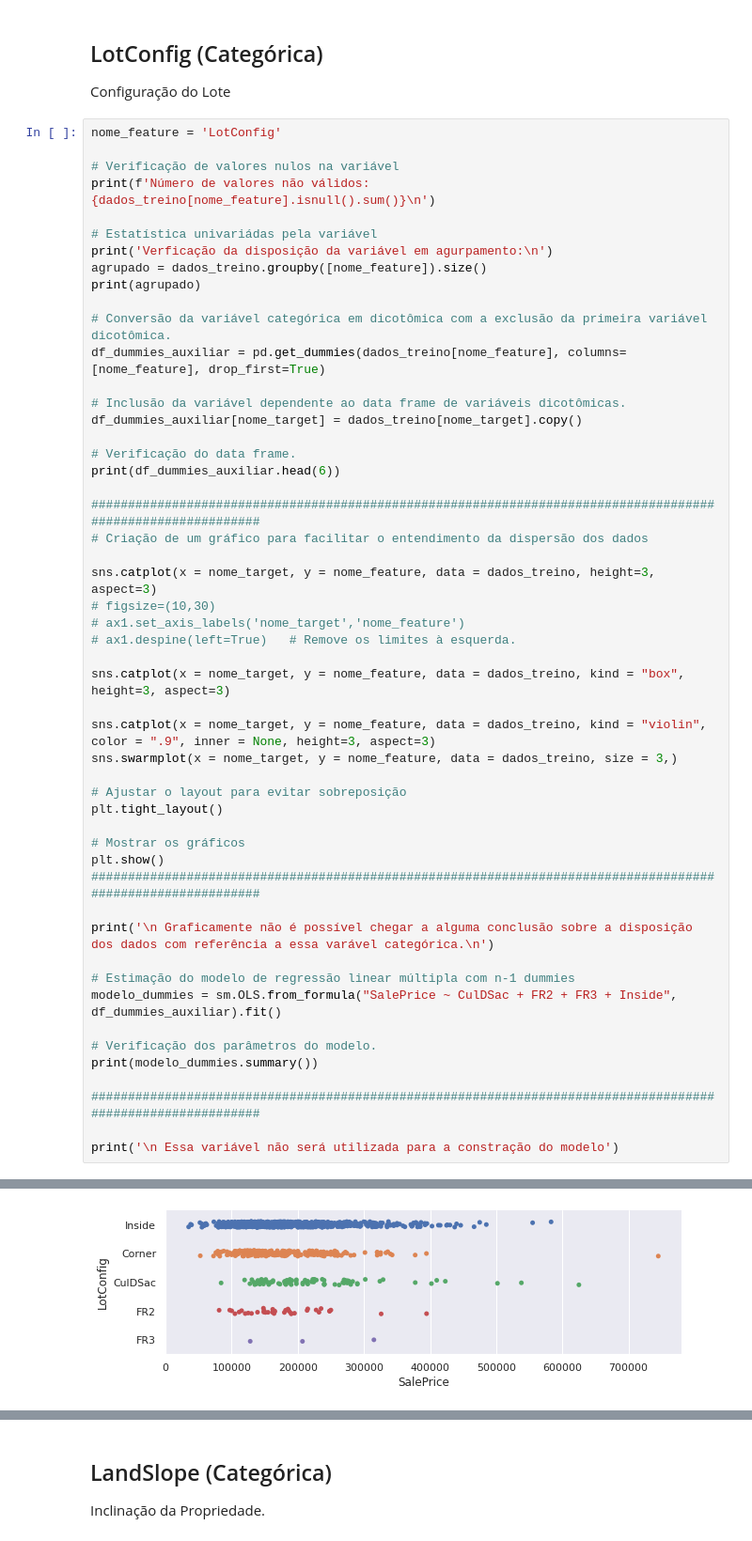
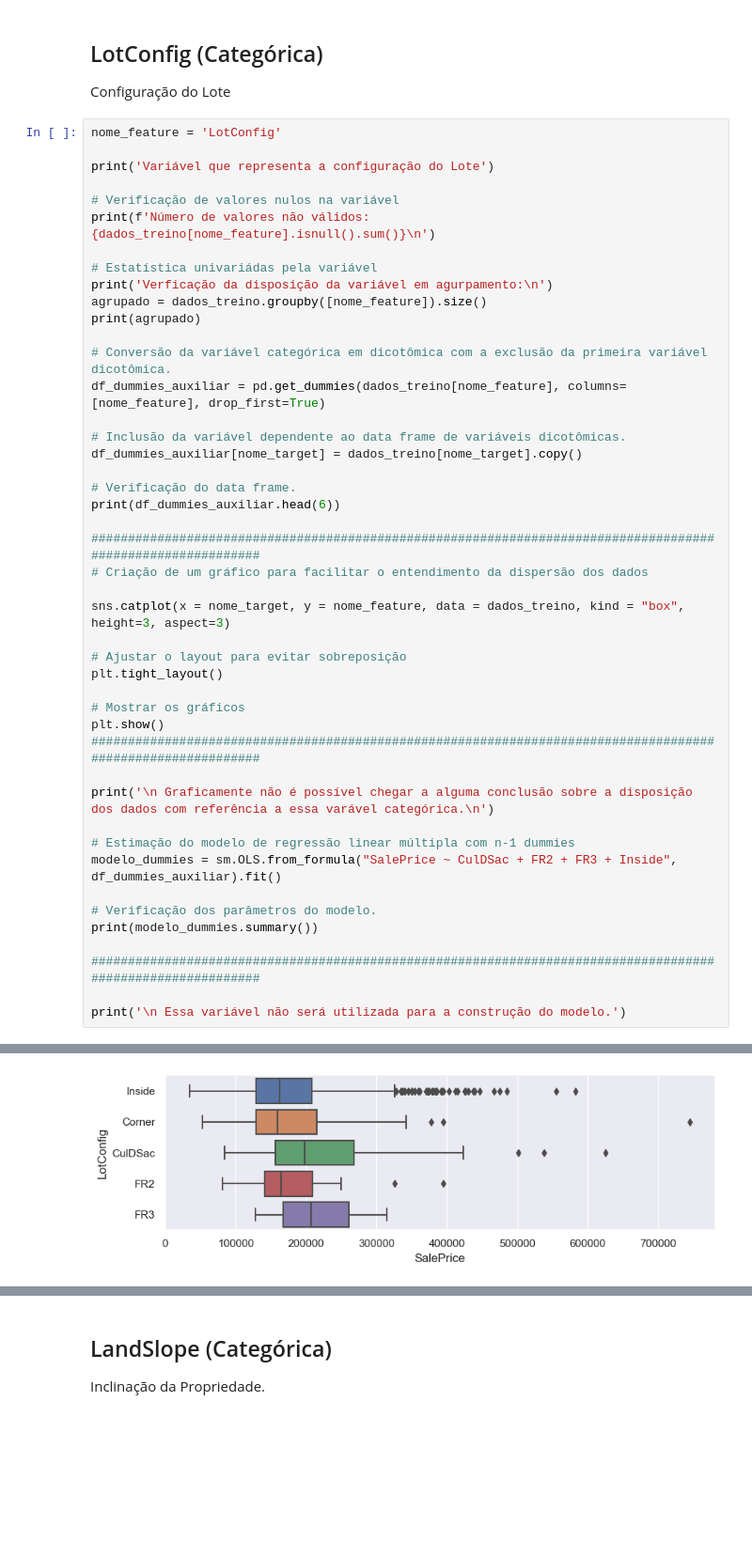
Before and after one commit to JohnDaytonCC/HousePricesPrediction, a Jupyter notebook: Notebook - House Prices Predition.ipynb, the cells around one changed output, grey strips where cells are left out. Shown at 94% size. Saved outputs shown, nothing was run; the diff lists cells and outputs as text; blank space fills up the shorter version.

```diff
--- a/Notebook - House Prices Predition.ipynb
+++ b/Notebook - House Prices Predition.ipynb
@@ -830,6 +854,8 @@ Essa variável não será utilizada para a construção do modelo.
 Configuração do Lote
 # %%
 nome_feature = 'LotConfig'
+
+print('Variável que representa a configuração do Lote')
 
 # Verificação de valores nulos na variável
 print(f'Número de valores não válidos: {dados_treino[nome_feature].isnull().sum()}\n')
@@ -851,15 +877,7 @@ print(df_dummies_auxiliar.head(6))
 ############################################################################################################
 # Criação de um gráfico para facilitar o entendimento da dispersão dos dados
 
-sns.catplot(x = nome_target, y = nome_feature, data = dados_treino, height=3, aspect=3)
-# figsize=(10,30)
-# ax1.set_axis_labels('nome_target','nome_feature')
-# ax1.despine(left=True)   # Remove os limites à esquerda.
-
 sns.catplot(x = nome_target, y = nome_feature, data = dados_treino, kind = "box", height=3, aspect=3)
-
-sns.catplot(x = nome_target, y = nome_feature, data = dados_treino, kind = "violin", color = ".9", inner = None, height=3, aspect=3)
-sns.swarmplot(x = nome_target, y = nome_feature, data = dados_treino, size = 3,)
 
 # Ajustar o layout para evitar sobreposição
 plt.tight_layout()
@@ -878,5 +896,5 @@ print(modelo_dummies.summary())
 
 ############################################################################################################
 
-print('\n Essa variável não será utilizada para a constração do modelo')
+print('\n Essa variável não será utilizada para a construção do modelo.')
 # %% [output]
@@ -883,19 +902,19 @@ print('\n Essa variável não será utilizada para a constração do modelo')
 Número de valores não válidos: 0
 
 Verficação da disposição da variável em agurpamento:
 
 LotConfig
 Corner     221
 CulDSac     84
 FR2         38
 FR3          3
 Inside     822
 dtype: int64
       CulDSac  FR2  FR3  Inside  SalePrice
 254         0    0    0       1     145000
 1066        0    0    0       1     178000
 638         0    0    0       1      85000
 799         0    0    0       0     175000
 380         0    0    0       1     127000
 303         0    0    0       0     149900
-[figure, old version]
+[figure, new version]
```
Also changed, not shown: parts of 48 cells of this notebook.
